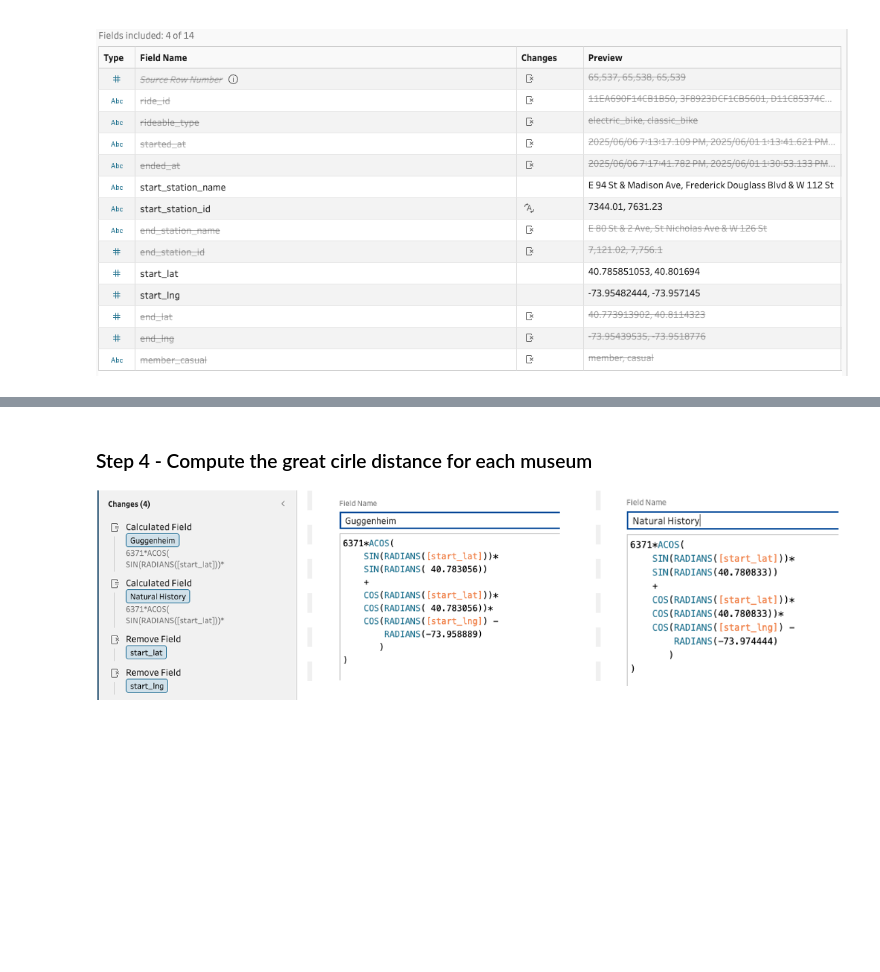
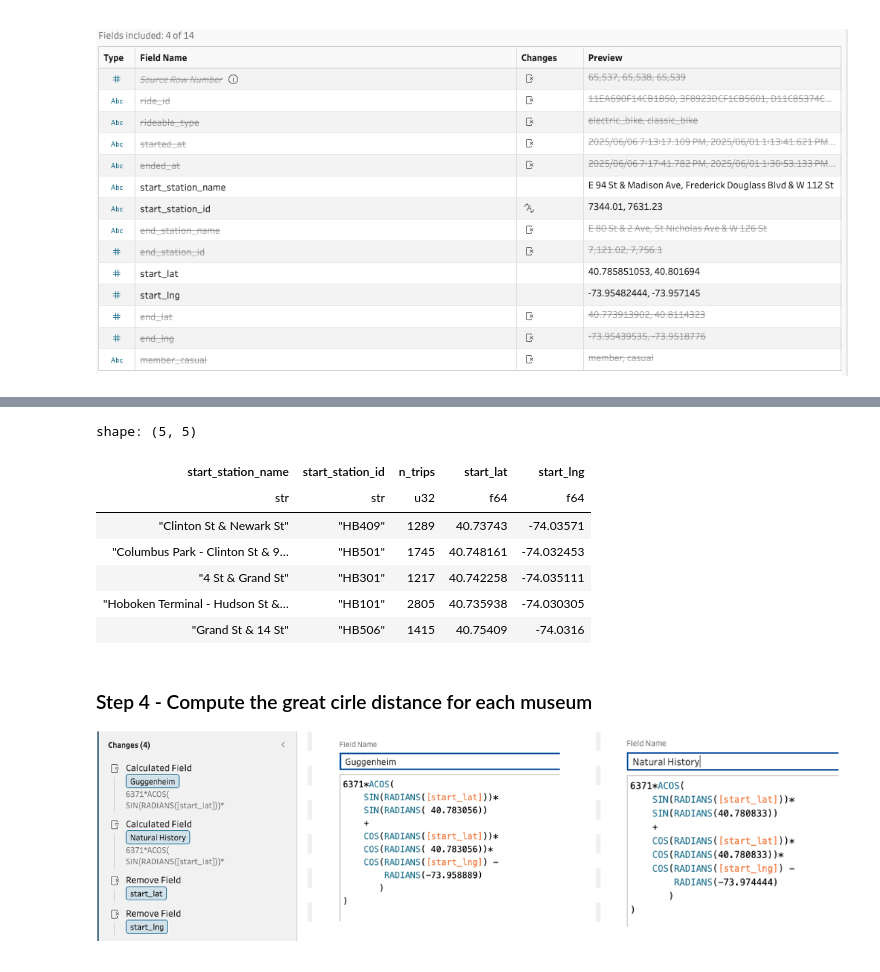
Before and after one commit to sq9890xp/museum_tours, a Jupyter notebook: act1_4_museum_tour-checkpoint.ipynb, the cells around one changed output, grey strips where cells are left out. Saved outputs shown, nothing was run; the diff lists cells and outputs as text; code cells hidden in the pictures; blank space fills up the shorter version.

```diff
--- a/act1_4_museum_tour-checkpoint.ipynb
+++ b/act1_4_museum_tour-checkpoint.ipynb
@@ -140,3 +155,24 @@ glob('data/*')
+# %%
+(city_bike_2 :=
+ city_bike
+ # Group by here
+.group_by(["start_station_name", "start_station_id"])
+ # Aggregate here
+.agg(
+     pl.len().alias("n_trips"),
+     pl.col("start_lat").mean().alias("start_lat"),
+     pl.col("start_lng").mean().alias("start_lng"),
+    )
+).head()
+# %% [output]
+shape: (5, 5)
+| start_station_name | start_station_id | n_trips | start_lat | start_lng |
+| str | str | u32 | f64 | f64 |
+| "Clinton St & Newark St" | "HB409" | 1289 | 40.73743 | -74.03571 |
+| "Columbus Park - Clinton St & 9… | "HB501" | 1745 | 40.748161 | -74.032453 |
+| "4 St & Grand St" | "HB301" | 1217 | 40.742258 | -74.035111 |
+| "Hoboken Terminal - Hudson St &… | "HB101" | 2805 | 40.735938 | -74.030305 |
+| "Grand St & 14 St" | "HB506" | 1415 | 40.75409 | -74.0316 |
 # %% [markdown]
 ### Step 4 - Compute the great cirle distance for each museum
 
```
Also changed, not shown: parts of 18 cells of this notebook.
